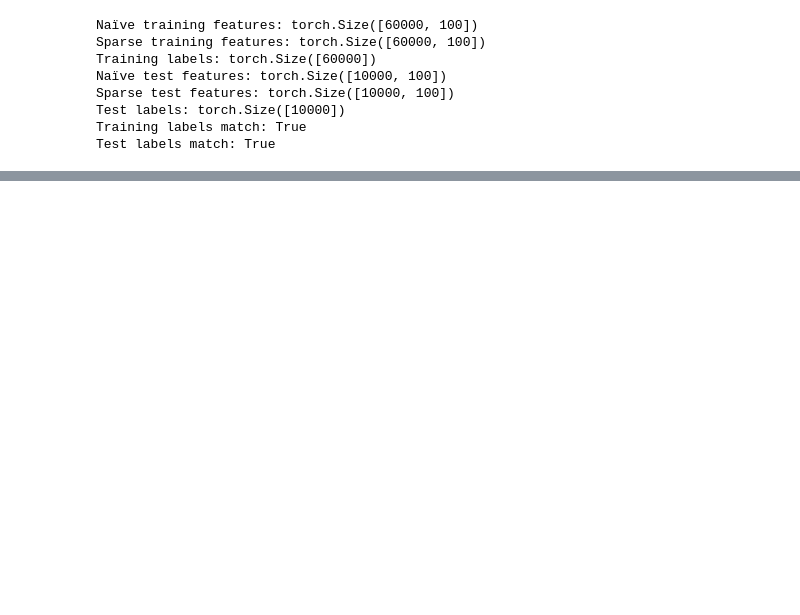
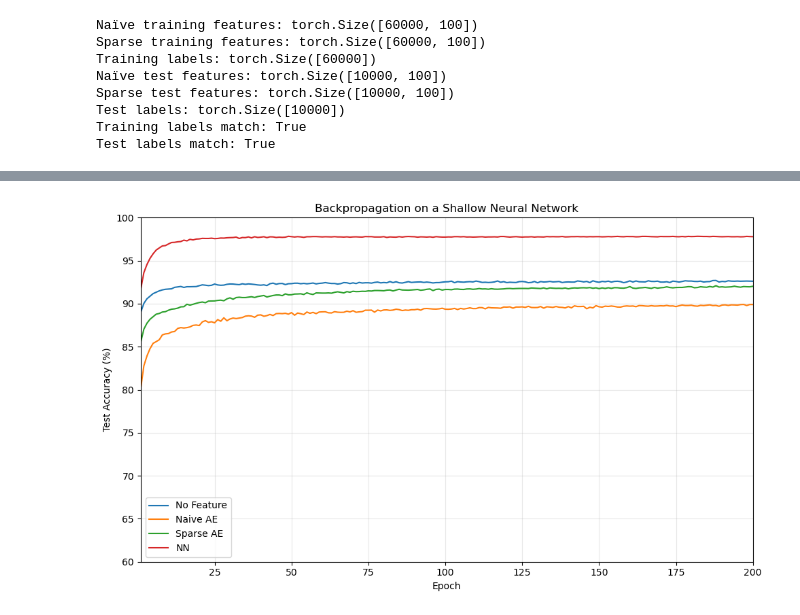
Before and after one commit to lorivera23/Deep-Learning-Systems, a Jupyter notebook: HW1/HW1.ipynb, the cells around one changed output, grey strips where cells are left out. Drawn from its saved outputs; the diff is of its cells as text; code cells hidden in the pictures; blank space fills up the shorter version.

```diff
--- a/HW1/HW1.ipynb
+++ b/HW1/HW1.ipynb
@@ -1151,0 +1179,11 @@ plt.show()
+# %%
+shallow_model = ShallowNN().to(device)
+
+criterion = nn.CrossEntropyLoss()
+
+shallow_optimizer = torch.optim.SGD(
+    shallow_model.parameters(),
+    lr=0.1
+)
+
+print(shallow_model)
@@ -1151,0 +1264,25 @@ plt.show()
+# %%
+import matplotlib.pyplot as plt
+
+epochs = range(1, 201)
+
+plt.figure(figsize=(10, 6))
+
+plt.plot(epochs, raw_test_accuracies, label="No Feature")
+plt.plot(epochs, naive_test_accuracies, label="Naive AE")
+plt.plot(epochs, sparse_test_accuracies, label="Sparse AE")
+plt.plot(epochs, shallow_accuracies, label="NN")
+
+plt.xlabel("Epoch")
+plt.ylabel("Test Accuracy (%)")
+plt.title("Backpropagation on a Shallow Neural Network")
+
+plt.xlim(1, 200)
+plt.ylim(60, 100)
+
+plt.grid(True, alpha=0.3)
+plt.legend()
+plt.tight_layout()
+plt.show()
+# %% [output]
+[figure, added]
```
Also changed, not shown: parts of 12 cells of this notebook.
